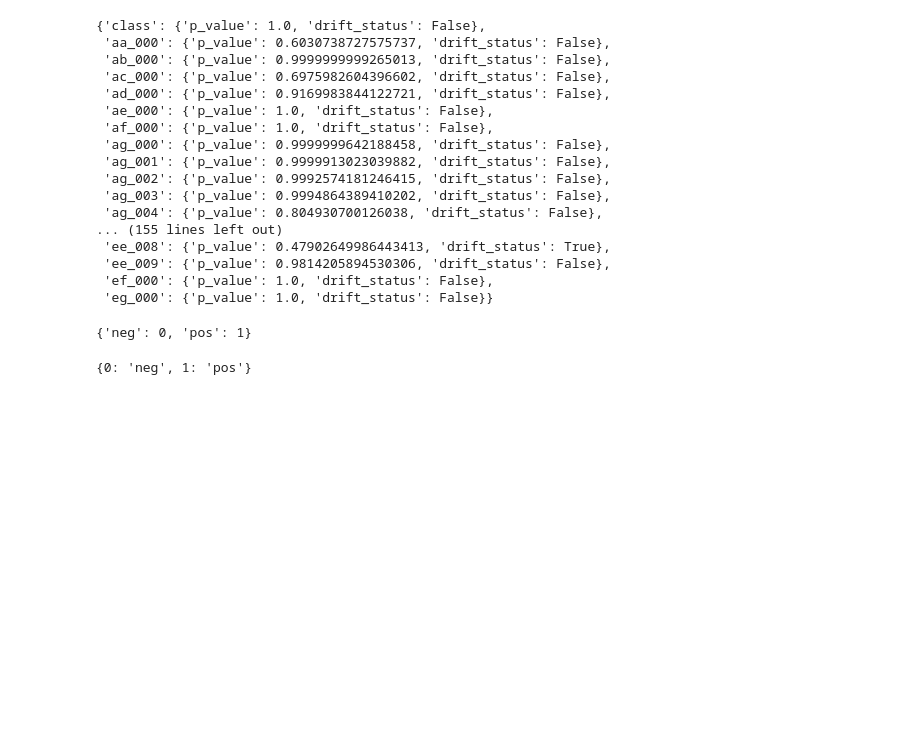
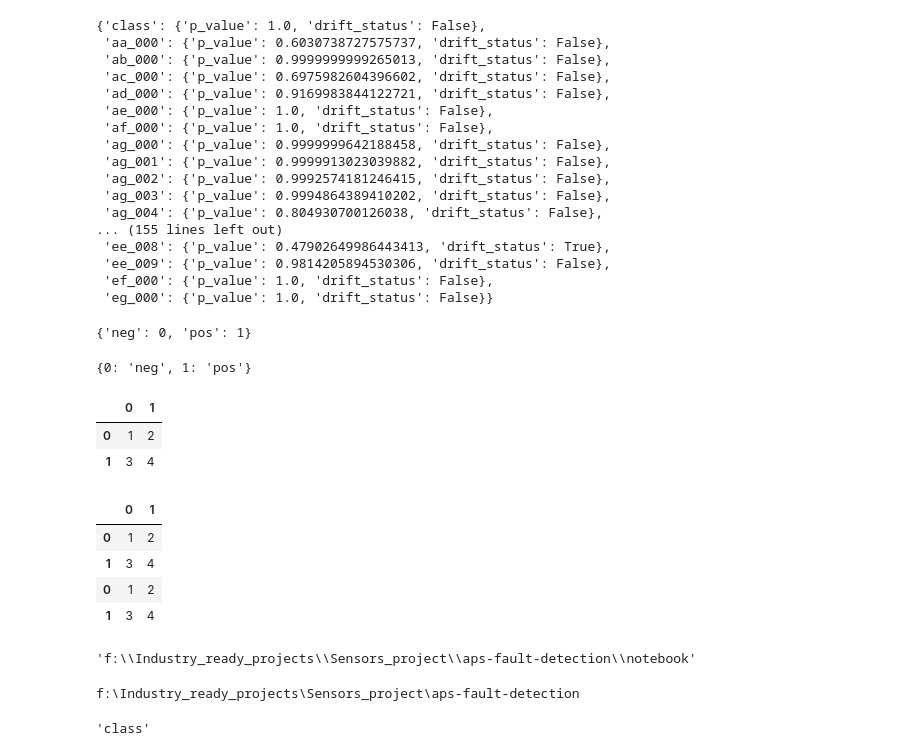
Before and after one commit to deveshpatil619/aps-fault-detection, a Jupyter notebook: notebook/demo.ipynb, the cells around one changed output. Drawn from its saved outputs; the diff is of its cells as text; code cells hidden in the pictures; blank space fills up the shorter version.

```diff
--- a/notebook/demo.ipynb
+++ b/notebook/demo.ipynb
@@ -222,0 +225,23 @@ TargetValueMapping().reverse_mapping()
+# %%
+df = pd.DataFrame([[1,2],[3,4]])
+df
+# %% [output]
+|  | 0 | 1 |
+| 0 | 1 | 2 |
+| 1 | 3 | 4 |
+# %%
+pd.concat([df,df])
+# %% [output]
+|  | 0 | 1 |
+| 0 | 1 | 2 |
+| 1 | 3 | 4 |
+| 0 | 1 | 2 |
+| 1 | 3 | 4 |
+# %%
+pwd()
+# %% [output]
+'f:\\Industry_ready_projects\\Sensors_project\\aps-fault-detection\\notebook'
+# %%
+cd f:\\Industry_ready_projects\\Sensors_project\\aps-fault-detection
+# %% [output]
+f:\Industry_ready_projects\Sensors_project\aps-fault-detection
@@ -222,0 +250,4 @@ TargetValueMapping().reverse_mapping()
+# %%
+TARGET_COLUMN
+# %% [output]
+'class'
```
Also changed, not shown: parts of 7 cells of this notebook, 7 other files.
